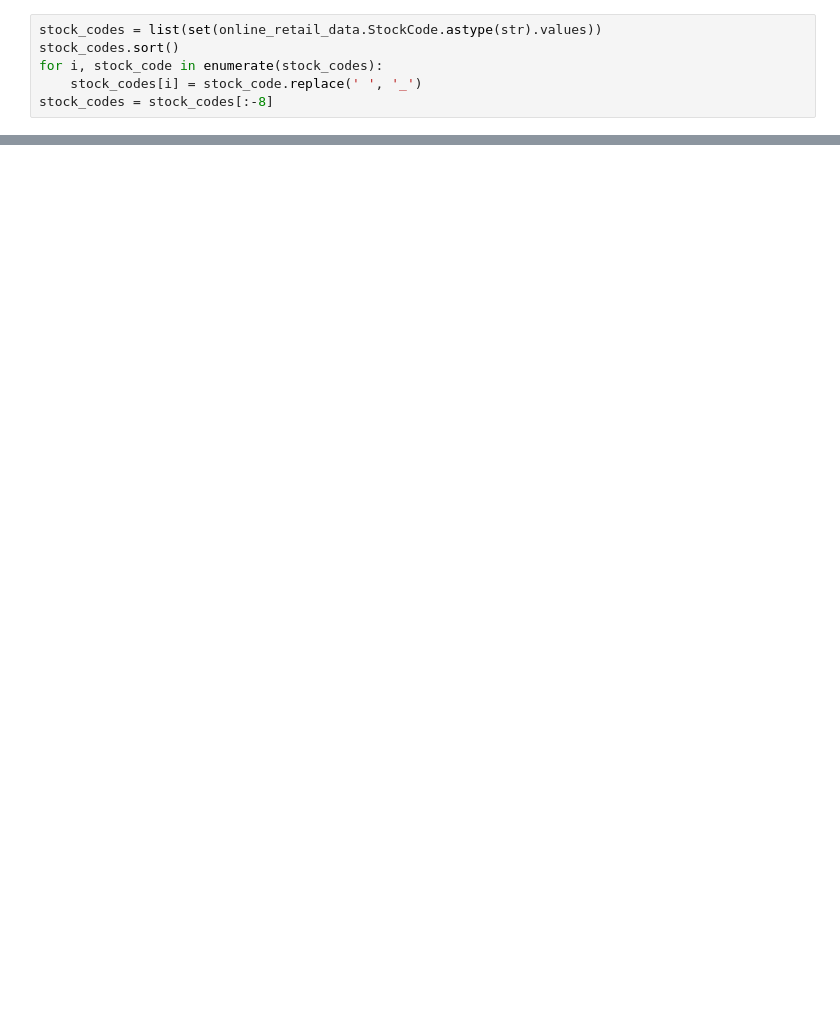
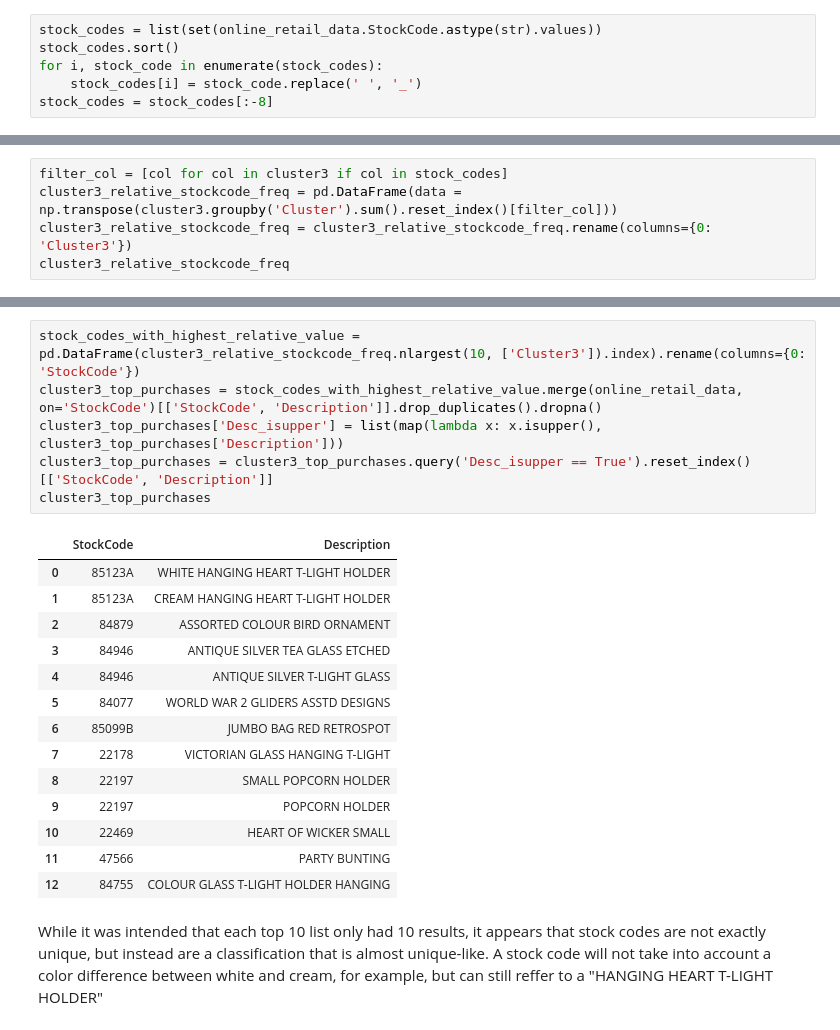
Before and after one commit to smlovullo/Online-Retail, a Jupyter notebook: notebooks/data_exploration.ipynb, the cells around one changed output, grey strips where cells are left out. Cells and saved outputs as stored; diff of their text form; blank space fills up the shorter version.

```diff
--- a/notebooks/data_exploration.ipynb
+++ b/notebooks/data_exploration.ipynb
@@ -185,0 +286,5 @@ cluster3
+# %%
+filter_col = [col for col in cluster3 if col in stock_codes]
+cluster3_relative_stockcode_freq = pd.DataFrame(data = np.transpose(cluster3.groupby('Cluster').sum().reset_index()[filter_col]))
+cluster3_relative_stockcode_freq = cluster3_relative_stockcode_freq.rename(columns={0: 'Cluster3'})
+cluster3_relative_stockcode_freq
@@ -185,0 +305,23 @@ cluster3
+# %%
+stock_codes_with_highest_relative_value = pd.DataFrame(cluster3_relative_stockcode_freq.nlargest(10, ['Cluster3']).index).rename(columns={0: 'StockCode'})
+cluster3_top_purchases = stock_codes_with_highest_relative_value.merge(online_retail_data, on='StockCode')[['StockCode', 'Description']].drop_duplicates().dropna()
+cluster3_top_purchases['Desc_isupper'] = list(map(lambda x: x.isupper(), cluster3_top_purchases['Description']))
+cluster3_top_purchases = cluster3_top_purchases.query('Desc_isupper == True').reset_index()[['StockCode', 'Description']]
+cluster3_top_purchases
+# %% [output]
+|  | StockCode | Description |
+| 0 | 85123A | WHITE HANGING HEART T-LIGHT HOLDER |
+| 1 | 85123A | CREAM HANGING HEART T-LIGHT HOLDER |
+| 2 | 84879 | ASSORTED COLOUR BIRD ORNAMENT |
+| 3 | 84946 | ANTIQUE SILVER TEA GLASS ETCHED |
+| 4 | 84946 | ANTIQUE SILVER T-LIGHT GLASS |
+| 5 | 84077 | WORLD WAR 2 GLIDERS ASSTD DESIGNS |
+| 6 | 85099B | JUMBO BAG RED RETROSPOT |
+| 7 | 22178 | VICTORIAN GLASS HANGING T-LIGHT |
+| 8 | 22197 | SMALL POPCORN HOLDER |
+| 9 | 22197 | POPCORN HOLDER |
+| 10 | 22469 | HEART OF WICKER SMALL |
+| 11 | 47566 | PARTY BUNTING |
+| 12 | 84755 | COLOUR GLASS T-LIGHT HOLDER HANGING |
+# %% [markdown]
+While it was intended that each top 10 list only had 10 results, it appears that stock codes are not exactly unique, but instead are a classification that is almost unique-like. A stock code will not take into account a color difference between white and cream, for example, but can still reffer to a "HANGING HEART T-LIGHT HOLDER"
```
Also changed, not shown: parts of 16 cells of this notebook, 2 other files.
